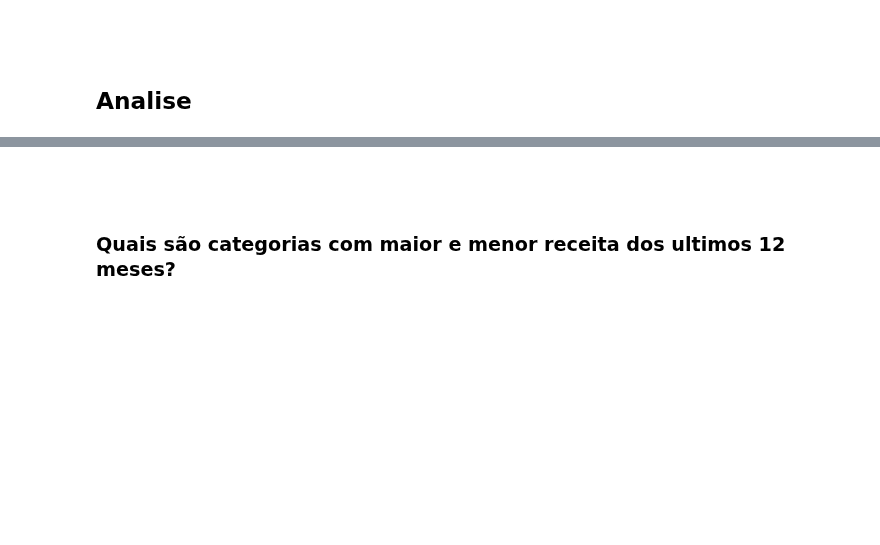
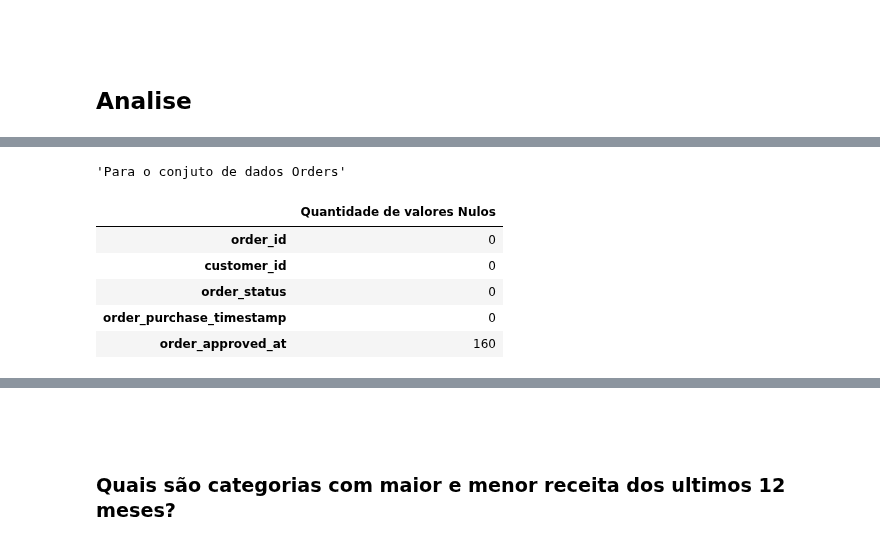
Before and after one commit to kaladabrio2020/Compass.Uol.DataScience, a Jupyter notebook: Sprint 01/ProjetoSprint01/ProjetoSprint01.ipynb, the cells around one changed output, grey strips where cells are left out. Saved outputs shown, nothing was run; the diff lists cells and outputs as text; code cells hidden in the pictures; blank space fills up the shorter version.

```diff
--- a/Sprint 01/ProjetoSprint01/ProjetoSprint01.ipynb
+++ b/Sprint 01/ProjetoSprint01/ProjetoSprint01.ipynb
@@ -99,0 +123,10 @@ product_cat.createOrReplaceTempView('product_cat')
+# %%
+VerificaValoresNulos('orders',orders)
+# %% [output]
+'Para o conjuto de dados Orders'
+|  | Quantidade de valores Nulos |
+| order_id | 0 |
+| customer_id | 0 |
+| order_status | 0 |
+| order_purchase_timestamp | 0 |
+| order_approved_at | 160 |
```
Also changed, not shown: parts of 15 cells of this notebook, 1 other file.
